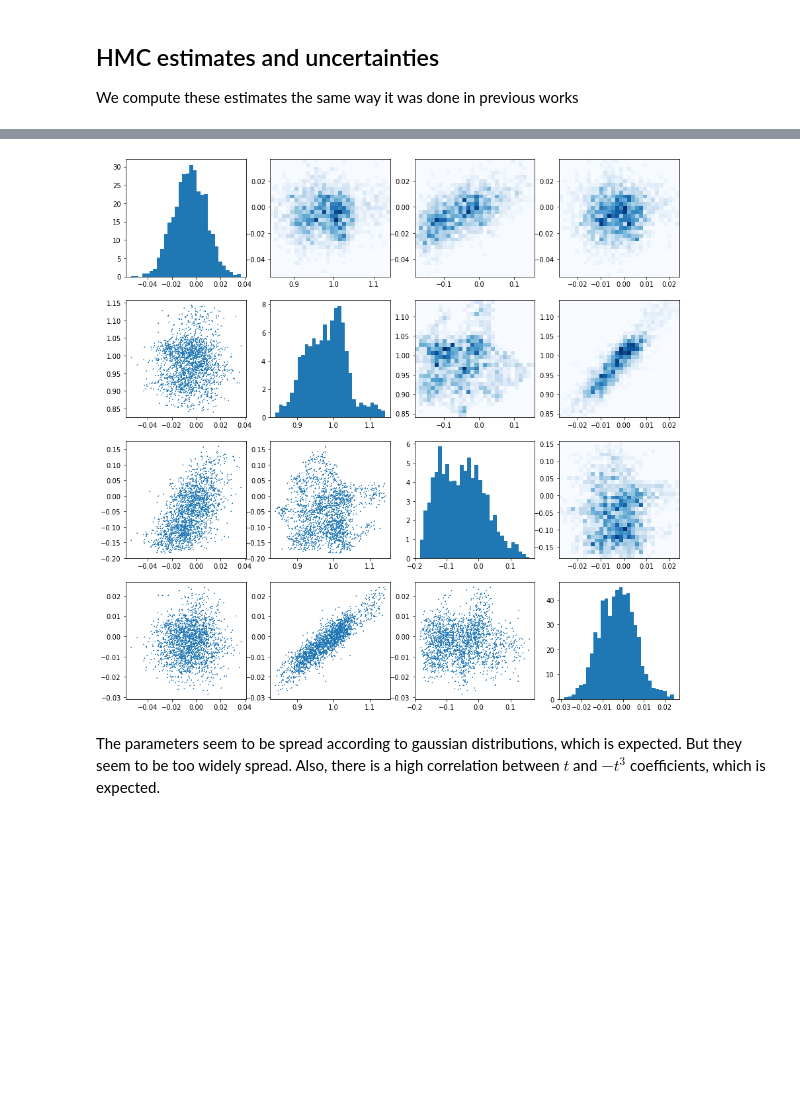
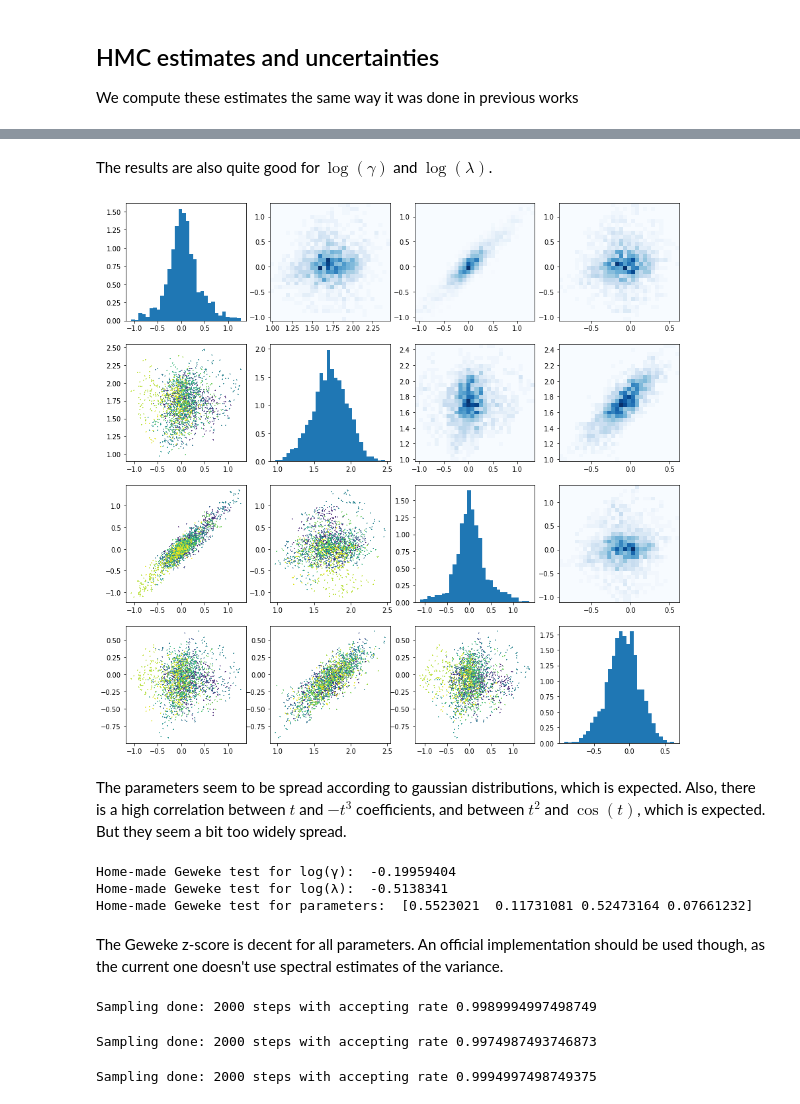
Before and after one commit to PierreTsr/FluxPartitioning, a Jupyter notebook: src/testing.ipynb, the cells around one changed output, grey strips where cells are left out. Drawn from its saved outputs; the diff is of its cells as text; code cells hidden in the pictures; blank space fills up the shorter version.

```diff
--- a/src/testing.ipynb
+++ b/src/testing.ipynb
@@ -14,9 +17,9 @@ Our model is a basic 4x1 Dense layer, without activation and with $L_1$ regulari
 # %%
 model = keras.Sequential([
     keras.Input(shape=(4,)),
-    keras.layers.Dense(1, use_bias=False)
+    keras.layers.Normalization(),
+    keras.layers.Dense(1, use_bias=False) #, kernel_regularizer=tf.keras.regularizers.l1(0.1))
 ])
-model.compile(optimizer=keras.optimizers.Adam(1e-2),
-              loss=keras.losses.MeanSquaredError())
+model.compile(optimizer=keras.optimizers.Adam(1e-2), loss=keras.losses.MeanSquaredError())
 keras.utils.plot_model(model, show_shapes=True, to_file="../etc/test.png")
 # %% [output]
@@ -43,13 +34,14 @@ Thus we except our model to only use the 2nd coordinate of $x$ for its predictio
 # %%
 # creating fake data
-t = np.linspace(-3.14, 3.14, 50, dtype=np.float32)
+batch_size=100
+t = np.linspace(-3.14, 3.14, batch_size, dtype=np.float32)
 x = np.stack([
     t ** 2,
     t,
     np.cos(t),
     - t ** 3
-]).T + 0 * np.random.randn(50, 4)
-y = np.expand_dims(t, axis=1)
+]).T
+y = np.expand_dims(t, axis=1)  + 0 * np.random.randn(batch_size, 1)
 # %% [markdown]
 ## Model training
 # %%
@@ -111,0 +114,2 @@ for step in range(n_iter):
+# %%
+hmc, parameters, log_gamma, log_lambda, log_likelihood, hamiltonians, acceptance = sample()
@@ -162,15 +166,15 @@ This result shows high uncertainty despite the simplicity of the model. The MAP
 
 fig, axs = plt.subplots(2,2, figsize=(12,8))
 axs = axs.flatten()
-max_lag = 800
+max_lag = 1000
 for i in range(parameters.shape[1]):
     auto_cor = []
     mean = np.mean(parameters[:,i])
     var = np.var(parameters[:,i])
     for lag in range(1,max_lag):
-        x = parameters[lag:, i]
-        x_lagged = parameters[:-lag, i]
-        auto_cor.append(np.mean((x-mean) * (x_lagged-mean))/var)
+        param = parameters[lag:, i]
+        param_lagged = parameters[:-lag, i]
+        auto_cor.append(np.mean((param-mean) * (param_lagged-mean))/var)
     axs[i].plot(np.arange(1,max_lag), auto_cor)
 plt.show()
 # %% [output]
@@ -178,14 +208,52 @@ plt.show()
+# %% [markdown]
+The results are also quite good for $\log(\gamma)$ and $\log(\lambda)$.
 # %%
 # plot parameters spread
 fig, axs = plt.subplots(4, 4, figsize=(15, 15))
 for i in range(4):
     axs[i, i].hist(parameters[:, i], bins=30, density=True)
     for j in range(i):
-        axs[i, j].scatter(parameters[:, j], parameters[:, i], s=1, marker="+")
+        axs[i, j].scatter(parameters[:, j], parameters[:, i], s=1, marker="+", c=np.arange(parameters.shape[0]))
     for j in range(i + 1, 4):
         axs[i, j].hist2d(parameters[:, j], parameters[:, i], bins=30, cmap="Blues")
 plt.show()
 # %% [output]
-[figure, old version]
+[figure, new version]
 # %% [markdown]
-The parameters seem to be spread according to gaussian distributions, which is expected. But they seem to be too widely spread. Also, there is a high correlation between $t$ and $-t^3$ coefficients, which is expected.
+The parameters seem to be spread according to gaussian distributions, which is expected. Also, there is a high correlation between $t$ and $-t^3$ coefficients, and between $t^2$ and $\cos(t)$, which is expected. But they seem a bit too widely spread.
+# %%
+# Diagnostic: Geweke z-score
+print("Home-made Geweke test for log(γ): ", geweke(log_gamma)[0])
+print("Home-made Geweke test for log(λ): ", geweke(log_lambda)[0])
+print("Home-made Geweke test for parameters: ", geweke(parameters)[0])
+# %% [output]
+Home-made Geweke test for log(γ):  -0.19959404
+Home-made Geweke test for log(λ):  -0.5138341
+Home-made Geweke test for parameters:  [0.5523021  0.11731081 0.52473164 0.07661232]
+# %% [markdown]
+The Geweke z-score is decent for all parameters. An official implementation should be used though, as the current one doesn't use spectral estimates of the variance.
+# %%
+tf.random.set_seed(0)
+model = keras.Sequential([keras.Input(shape=(4,)), keras.layers.Normalization(), keras.layers.Dense(1, use_bias=False)])
+model.compile(optimizer=keras.optimizers.Adam(1e-2), loss=keras.losses.MeanSquaredError())
+model.layers[0].adapt(x)
+model.fit(x, y, epochs=500, verbose=0)
+_, parameters1, log_gamma1, log_lambda1, log_likelihood1, hamiltonians1, acceptance1 = sample()
+
+tf.random.set_seed(1)
+model = keras.Sequential([keras.Input(shape=(4,)), keras.layers.Normalization(), keras.layers.Dense(1, use_bias=False)])
+model.compile(optimizer=keras.optimizers.Adam(1e-2), loss=keras.losses.MeanSquaredError())
+model.layers[0].adapt(x)
+model.fit(x, y, epochs=500, verbose=0)
+_, parameters2, log_gamma2, log_lambda2, log_likelihood2, hamiltonians2, acceptance2 = sample()
+
+tf.random.set_seed(2)
+model = keras.Sequential([keras.Input(shape=(4,)), keras.layers.Normalization(), keras.layers.Dense(1, use_bias=False)])
+model.compile(optimizer=keras.optimizers.Adam(1e-2), loss=keras.losses.MeanSquaredError())
+model.layers[0].adapt(x)
+model.fit(x, y, epochs=500, verbose=0)
+_, parameters3, log_gamma3, log_lambda3, log_likelihood3, hamiltonians3, acceptance3 = sample()
+# %% [output]
+Sampling done: 2000 steps with accepting rate 0.9989994997498749
+Sampling done: 2000 steps with accepting rate 0.9974987493746873
+Sampling done: 2000 steps with accepting rate 0.9994997498749375
```
Also changed, not shown: parts of 20 cells of this notebook, 6 other files.
